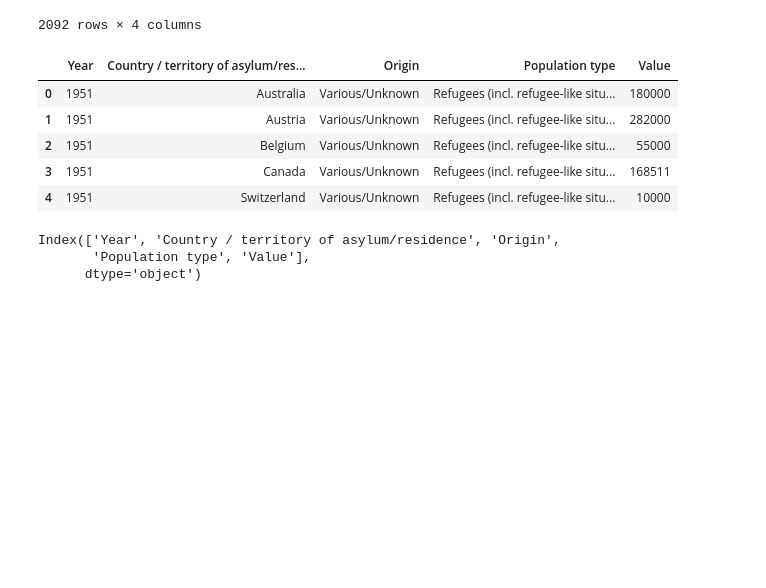
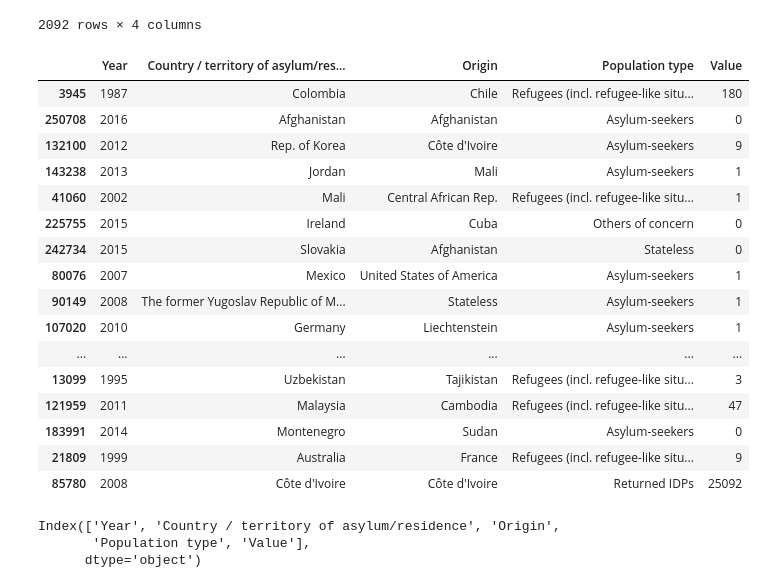
Before and after one commit to VijetaPuthran/Project2Heroku, a Jupyter notebook: Data_extract.ipynb, the cells around one changed output. Saved outputs shown, nothing was run; the diff lists cells and outputs as text; code cells hidden in the pictures; blank space fills up the shorter version.

```diff
--- a/Data_extract.ipynb
+++ b/Data_extract.ipynb
@@ -222,14 +236,25 @@ demographicscsv = final_demographics.to_csv('demographics.csv')
 # %%
 #Reading the third dataset using pandas
 time_series = pd.read_csv("Resources/time_series.csv")
-time_series.head()
+time_series.sample(20)
 # %% [output]
 |  | Year | Country / territory of asylum/res... | Origin | Population type | Value |
-| 0 | 1951 | Australia | Various/Unknown | Refugees (incl. refugee-like situ... | 180000 |
-| 1 | 1951 | Austria | Various/Unknown | Refugees (incl. refugee-like situ... | 282000 |
-| 2 | 1951 | Belgium | Various/Unknown | Refugees (incl. refugee-like situ... | 55000 |
-| 3 | 1951 | Canada | Various/Unknown | Refugees (incl. refugee-like situ... | 168511 |
-| 4 | 1951 | Switzerland | Various/Unknown | Refugees (incl. refugee-like situ... | 10000 |
+| 3945 | 1987 | Colombia | Chile | Refugees (incl. refugee-like situ... | 180 |
+| 250708 | 2016 | Afghanistan | Afghanistan | Asylum-seekers | 0 |
+| 132100 | 2012 | Rep. of Korea | Côte d'Ivoire | Asylum-seekers | 9 |
+| 143238 | 2013 | Jordan | Mali | Asylum-seekers | 1 |
+| 41060 | 2002 | Mali | Central African Rep. | Refugees (incl. refugee-like situ... | 1 |
+| 225755 | 2015 | Ireland | Cuba | Others of concern | 0 |
+| 242734 | 2015 | Slovakia | Afghanistan | Stateless | 0 |
+| 80076 | 2007 | Mexico | United States of America | Asylum-seekers | 1 |
+| 90149 | 2008 | The former Yugoslav Republic of M... | Stateless | Asylum-seekers | 1 |
+| 107020 | 2010 | Germany | Liechtenstein | Asylum-seekers | 1 |
+| ... | ... | ... | ... | ... | ... |
+| 13099 | 1995 | Uzbekistan | Tajikistan | Refugees (incl. refugee-like situ... | 3 |
+| 121959 | 2011 | Malaysia | Cambodia | Refugees (incl. refugee-like situ... | 47 |
+| 183991 | 2014 | Montenegro | Sudan | Asylum-seekers | 0 |
+| 21809 | 1999 | Australia | France | Refugees (incl. refugee-like situ... | 9 |
+| 85780 | 2008 | Côte d'Ivoire | Côte d'Ivoire | Returned IDPs | 25092 |
 # %%
 #Retrieving the column names for reference
 time_series.columns
```
Also changed, not shown: parts of 10 cells of this notebook, 16 other files.
